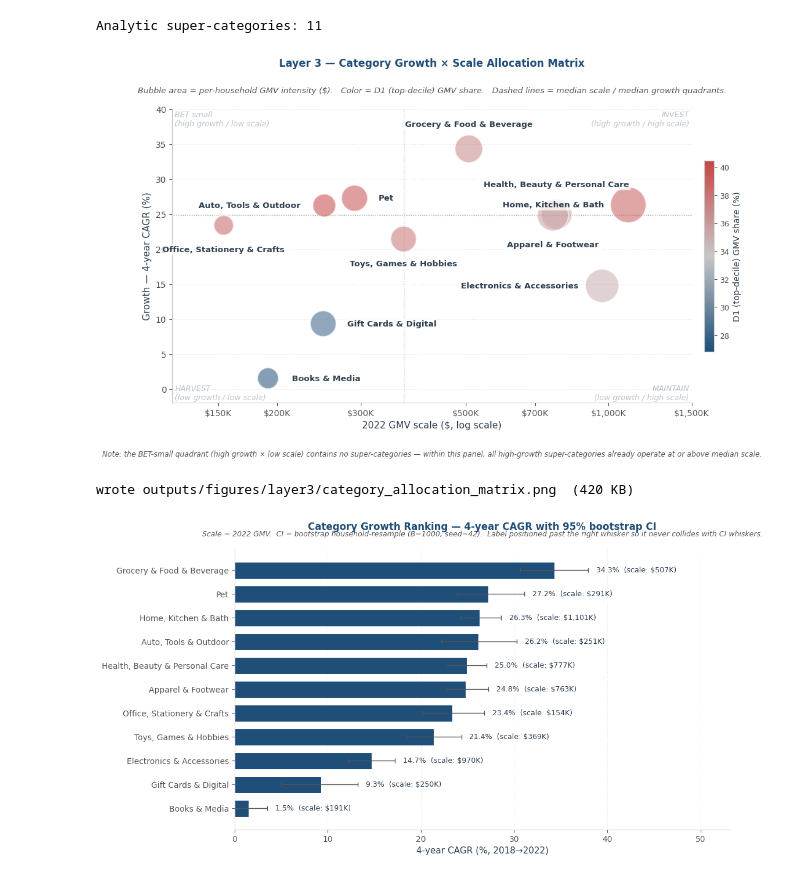
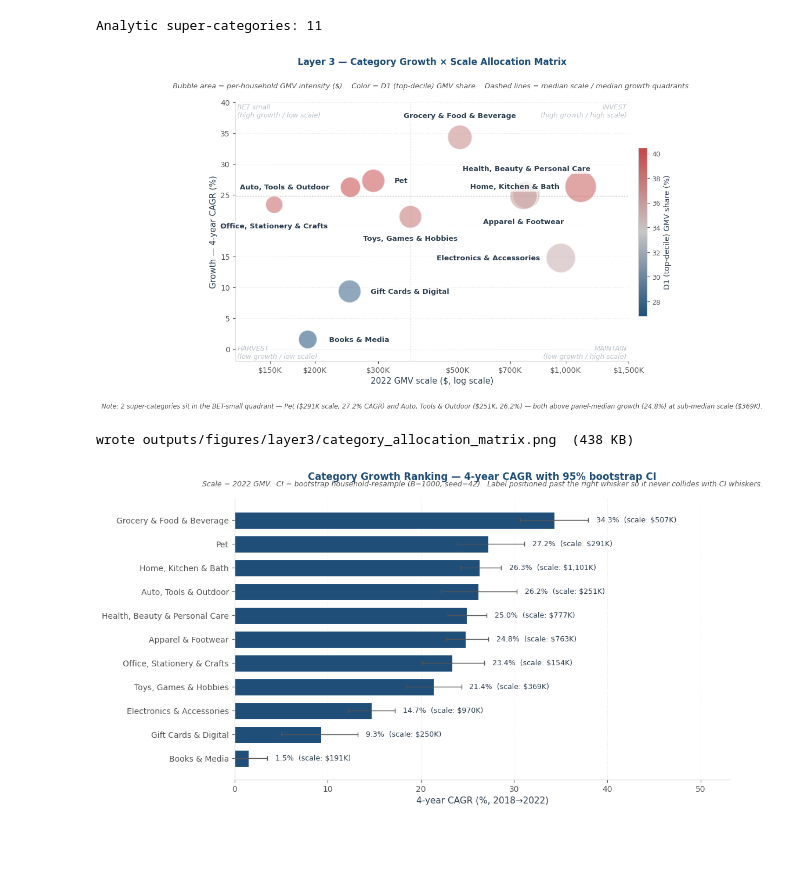
Before and after one commit to lilwan345/amazon-revenue-analytics, a Jupyter notebook: notebooks/03_layer3_allocation.ipynb, the cells around one changed output. Cells and saved outputs as stored; diff of their text form; code cells hidden in the pictures; blank space fills up the shorter version.

```diff
--- a/notebooks/03_layer3_allocation.ipynb
+++ b/notebooks/03_layer3_allocation.ipynb
@@ -381,39 +381,40 @@ ax.set_ylabel('Growth — 4-year CAGR (%)', fontsize=11)
 ax.set_title('Layer 3 — Category Growth × Scale Allocation Matrix',
              pad=50, fontsize=12)
 ax.text(0.5, 1.05,
         'Bubble area = per-household GMV intensity ($).   '
         'Color = D1 (top-decile) GMV share.   '
         'Dashed lines = median scale / median growth quadrants.',
         transform=ax.transAxes, ha='center', va='bottom',
         fontsize=9.5, color=COLOR_MUTED, style='italic')
 
-# Footnote (below x-axis label) — explicit disclosure that BET is empty.
+# Footnote (below x-axis label) — quadrant readout.
 ax.text(0.5, -0.16,
-        'Note: the BET-small quadrant (high growth × low scale) contains '
-        'no super-categories — within this panel, all high-growth super-'
-        'categories already operate at or above median scale.',
+        'Note: 2 super-categories sit in the BET-small quadrant — Pet '
+        '(\$291K scale, 27.2% CAGR) and Auto, Tools & Outdoor (\$251K, '
+        '26.2%) — both above panel-median growth (24.8%) at sub-median '
+        'scale (\$369K).',
         transform=ax.transAxes, ha='center', va='top',
         fontsize=8.5, color=COLOR_MUTED, style='italic')
 
 sm = plt.cm.ScalarMappable(cmap=cmap, norm=norm); sm.set_array([])
 cbar = fig.colorbar(sm, ax=ax, shrink=0.65, pad=0.02)
 cbar.set_label('D1 (top-decile) GMV share (%)', fontsize=10)
 cbar.ax.tick_params(labelsize=9)
 
 ax.yaxis.grid(True, linestyle=':', color='#dddddd', linewidth=0.5)
 ax.set_axisbelow(True)
 ax.set_xlim(left=120, right=1500)
 ax.set_ylim(bottom=-2, top=40)
 
 plt.tight_layout(rect=[0, 0, 1, 0.93])
 ALLOC_PNG = PROJECT_ROOT / 'outputs' / 'figures' / 'layer3' / 'category_allocation_matrix.png'
 ALLOC_PNG.parent.mkdir(parents=True, exist_ok=True)
 plt.savefig(ALLOC_PNG, dpi=300, facecolor='white', bbox_inches='tight')
 plt.show()
 print(f'wrote {ALLOC_PNG.relative_to(PROJECT_ROOT)}  ({ALLOC_PNG.stat().st_size/1024:.0f} KB)')
 # %% [output]
-[figure, old version]
+[figure, new version]
-wrote outputs/figures/layer3/category_allocation_matrix.png  (420 KB)
+wrote outputs/figures/layer3/category_allocation_matrix.png  (438 KB)
 # %%
 # --- FIGURE 2: Growth × Scale ranking table ---
 # % label placed AFTER the CI whisker (ci_high + offset), not at bar end —
```
Also changed, not shown: 1 other file.
